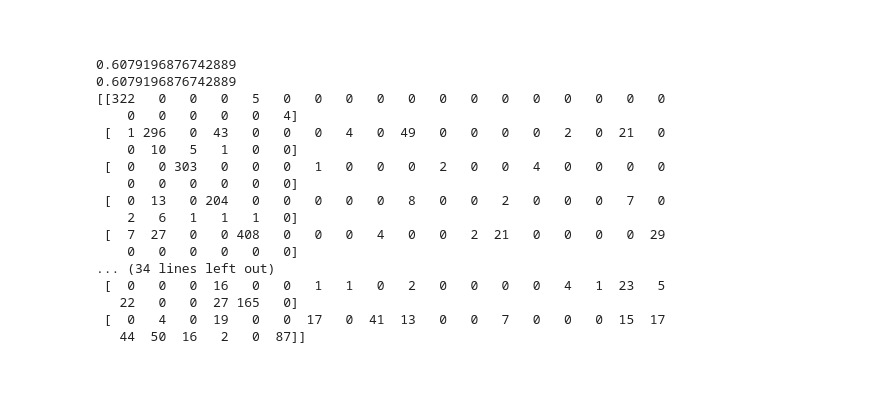
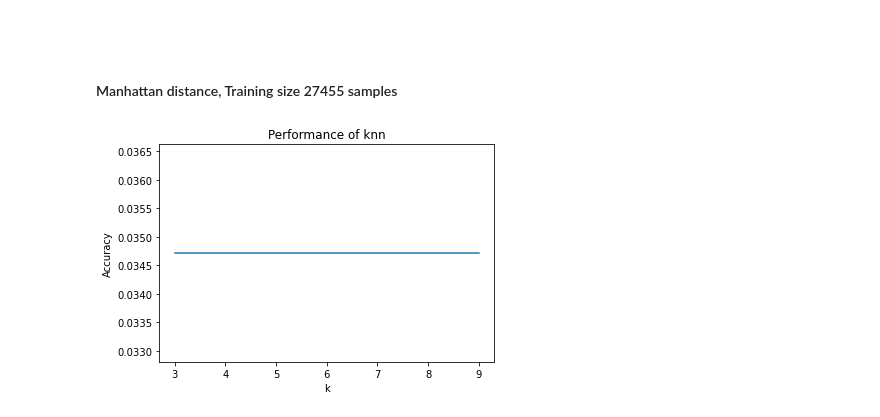
Before and after one commit to SpyridonKaperonis/FinalProject_646, a Jupyter notebook: knn.ipynb, the cells around one changed output. Saved outputs shown, nothing was run; the diff lists cells and outputs as text; code cells hidden in the pictures; blank space fills up the shorter version.

```diff
--- a/knn.ipynb
+++ b/knn.ipynb
@@ -42,0 +77,3 @@ array([ 6,  5,  9,  0,  3, 20,  9, 13,  3,  7])
+# %%
+def manhattan(point, data):
+    return np.sum((point-data), axis=1)
@@ -42,0 +116,15 @@ array([ 6,  5,  9,  0,  3, 20,  9, 13,  3,  7])
+# %%
+accuracies=[]
+ks = [3,5,7,9]
+for k in ks:
+    knn=KNN(k=k, dist_metric=manhattan)
+    knn.fit(x_train, y_train)
+    accuracy = knn.evaluate(x_test, y_test)
+    accuracies.append(accuracy)
+
+fig, ax = plt.subplots()
+ax.plot(ks, accuracies)
+ax.set(xlabel="k",
+       ylabel="Accuracy",
+       title="Performance of knn")
+plt.show()
@@ -43,5 +144,2 @@ array([ 6,  5,  9,  0,  3, 20,  9, 13,  3,  7])
 # %% [markdown]
 <br/>
-# %%
-KNN = KNeighborsClassifier(n_neighbors=165)
-classifier = KNN.fit(x_train, y_train)
@@ -55,22 +146,27 @@ cm = confusion_matrix(y_test, y_pred)
-# %%
-print(acc)
-print(f1)
-print(cm)
-# %% [output]
-0.6079196876742889
-0.6079196876742889
-[[322   0   0   0   5   0   0   0   0   0   0   0   0   0   0   0   0   0
-    0   0   0   0   0   4]
- [  1 296   0  43   0   0   0   4   0  49   0   0   0   0   2   0  21   0
-    0  10   5   1   0   0]
- [  0   0 303   0   0   0   1   0   0   0   2   0   0   4   0   0   0   0
-    0   0   0   0   0   0]
- [  0  13   0 204   0   0   0   0   0   8   0   0   2   0   0   0   7   0
-    2   6   1   1   1   0]
- [  7  27   0   0 408   0   0   0   4   0   0   2  21   0   0   0   0  29
-    0   0   0   0   0   0]
-... (34 lines left out)
- [  0   0   0  16   0   0   1   1   0   2   0   0   0   0   4   1  23   5
-   22   0   0  27 165   0]
- [  0   4   0  19   0   0  17   0  41  13   0   0   7   0   0   0  15  17
-   44  50  16   2   0  87]]
+# %% [markdown]
+#### Manhattan distance, Training size 27455 samples
+# %%
+x_train = train_df.iloc[0:27455, 1:785].values
+y_train = train_df.iloc[0:27455, 0].values
+x_test = test_df.iloc[0:7000, 1:785].values
+y_test = test_df.iloc[0:7000,0].values
+
+x_train = normalize(x_train)
+x_test = normalize(x_test)
+# %%
+accuracies=[]
+ks = [3,5,7,9]
+for k in ks:
+    knn=KNN(k=k, dist_metric=manhattan)
+    knn.fit(x_train, y_train)
+    accuracy = knn.evaluate(x_test, y_test)
+    accuracies.append(accuracy)
+
+fig, ax = plt.subplots()
+ax.plot(ks, accuracies)
+ax.set(xlabel="k",
+       ylabel="Accuracy",
+       title="Performance of knn")
+plt.show()
+# %% [output]
+[figure, added]
```
Also changed, not shown: parts of 43 cells of this notebook.
